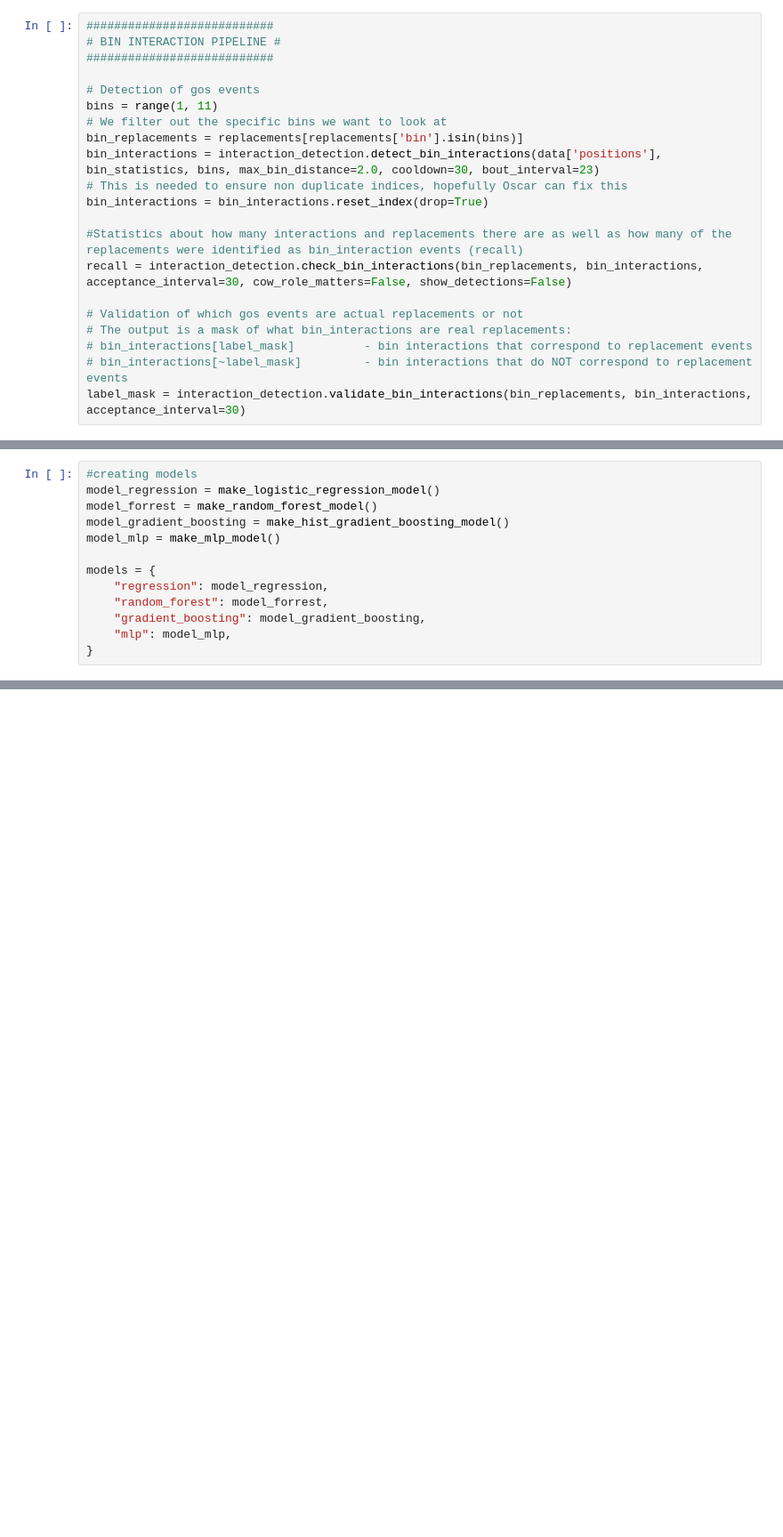
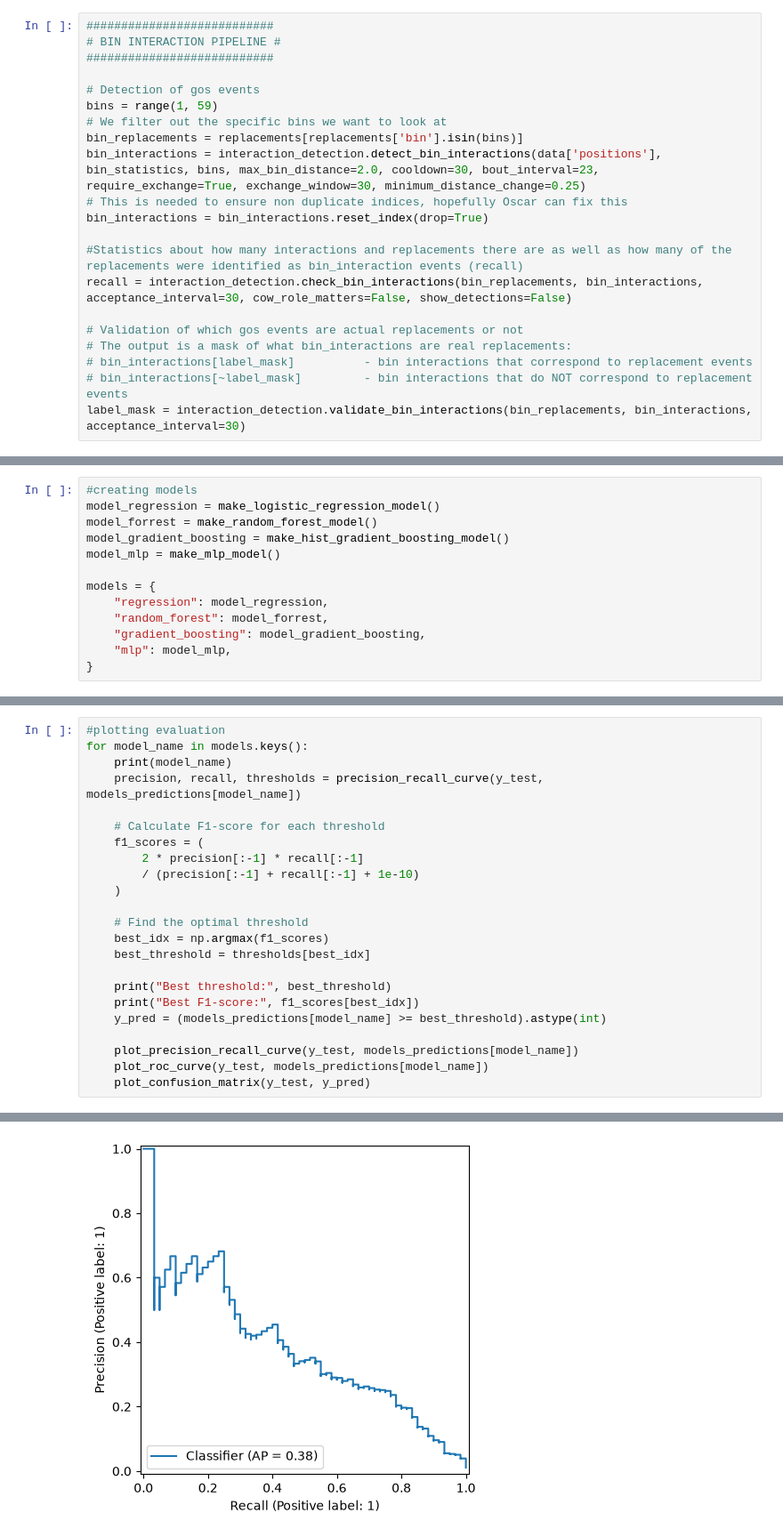
Before and after one commit to khaloscar/pyMoove, a Jupyter notebook: test_pipeline.ipynb, the cells around one changed output, grey strips where cells are left out. Shown at 89% size. Cells and saved outputs as stored; diff of their text form; blank space fills up the shorter version.

Commit message:
Fixed _exchange function and updated pipeline

```diff
--- a/test_pipeline.ipynb
+++ b/test_pipeline.ipynb
@@ -55,10 +56,10 @@ Total replacement events after removing outliers: 431
 ###########################
 
 # Detection of gos events
-bins = range(1, 11)
+bins = range(1, 59)
 # We filter out the specific bins we want to look at
 bin_replacements = replacements[replacements['bin'].isin(bins)]
-bin_interactions = interaction_detection.detect_bin_interactions(data['positions'], bin_statistics, bins, max_bin_distance=2.0, cooldown=30, bout_interval=23)
+bin_interactions = interaction_detection.detect_bin_interactions(data['positions'], bin_statistics, bins, max_bin_distance=2.0, cooldown=30, bout_interval=23, require_exchange=True, exchange_window=30, minimum_distance_change=0.25)
 # This is needed to ensure non duplicate indices, hopefully Oscar can fix this
 bin_interactions = bin_interactions.reset_index(drop=True)
 
@@ -298,0 +217,24 @@ importance_table
+# %%
+#plotting evaluation
+for model_name in models.keys():
+    print(model_name)
+    precision, recall, thresholds = precision_recall_curve(y_test, models_predictions[model_name])
+
+    # Calculate F1-score for each threshold
+    f1_scores = (
+        2 * precision[:-1] * recall[:-1]
+        / (precision[:-1] + recall[:-1] + 1e-10)
+    )
+
+    # Find the optimal threshold
+    best_idx = np.argmax(f1_scores)
+    best_threshold = thresholds[best_idx]
+
+    print("Best threshold:", best_threshold)
+    print("Best F1-score:", f1_scores[best_idx])
+    y_pred = (models_predictions[model_name] >= best_threshold).astype(int)
+
+    plot_precision_recall_curve(y_test, models_predictions[model_name])
+    plot_roc_curve(y_test, models_predictions[model_name])
+    plot_confusion_matrix(y_test, y_pred)
+# %% [output]
@@ -298,0 +253 @@ importance_table
+[figure, added]
```
Also changed, not shown: parts of 20 cells of this notebook, 1 other file.
